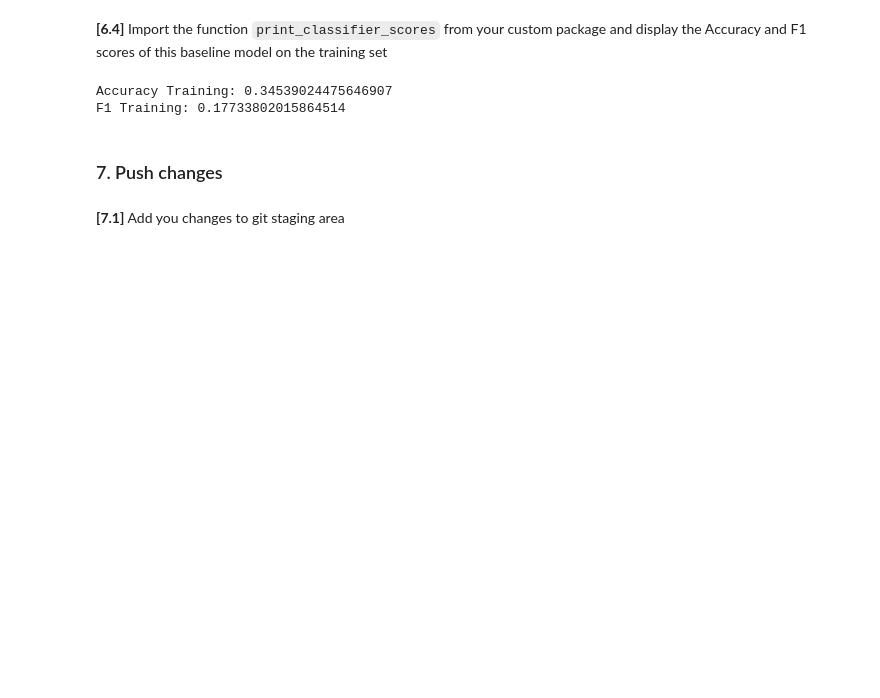
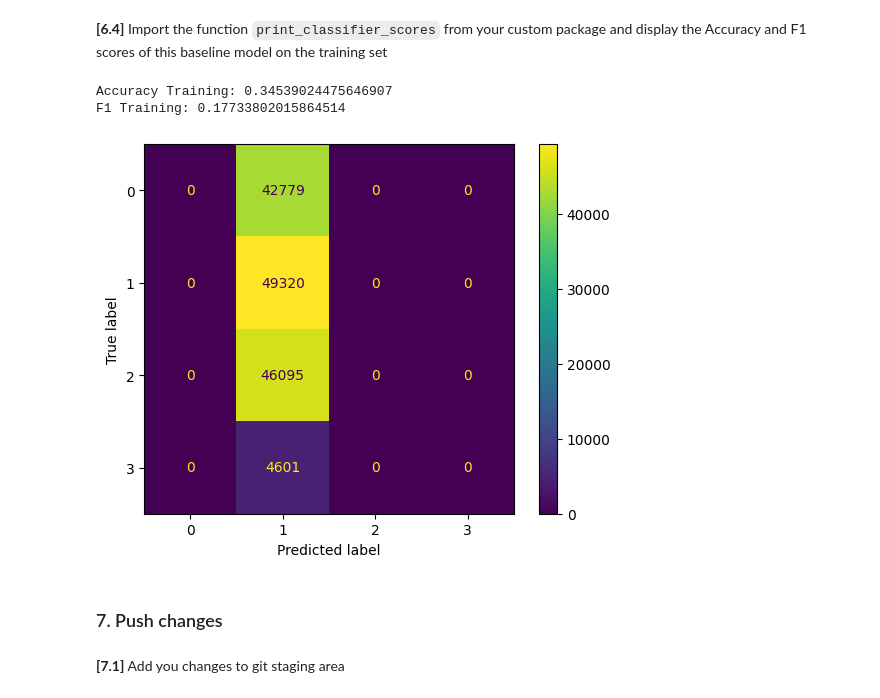
Before and after one commit to reasmey-tith/adv_mla_lab_5, a Jupyter notebook: notebooks/36120_Lab5_Ex1_Solutions.ipynb, the cells around one changed output. Saved outputs shown, nothing was run; the diff lists cells and outputs as text; code cells hidden in the pictures; blank space fills up the shorter version.

```diff
--- a/notebooks/36120_Lab5_Ex1_Solutions.ipynb
+++ b/notebooks/36120_Lab5_Ex1_Solutions.ipynb
@@ -602,6 +602,17 @@ print_classifier_scores(y_preds=y_base, y_actuals=y_train, set_name='Training')
 # %% [output]
 Accuracy Training: 0.34539024475646907
 F1 Training: 0.17733802015864514
+# %%
+from sklearn.metrics import confusion_matrix, ConfusionMatrixDisplay
+import matplotlib.pyplot as plt
+
+cm = confusion_matrix(y_train, y_base, labels=[0, 1, 2, 3])
+disp = ConfusionMatrixDisplay(confusion_matrix=cm,
+                              display_labels=[0, 1, 2, 3])
+disp.plot()
+plt.show()
+# %% [output]
+[figure, added]
 # %% [markdown]
 ### 7.   Push changes
 # %% [markdown]
```
Also changed, not shown: 4 other files.
